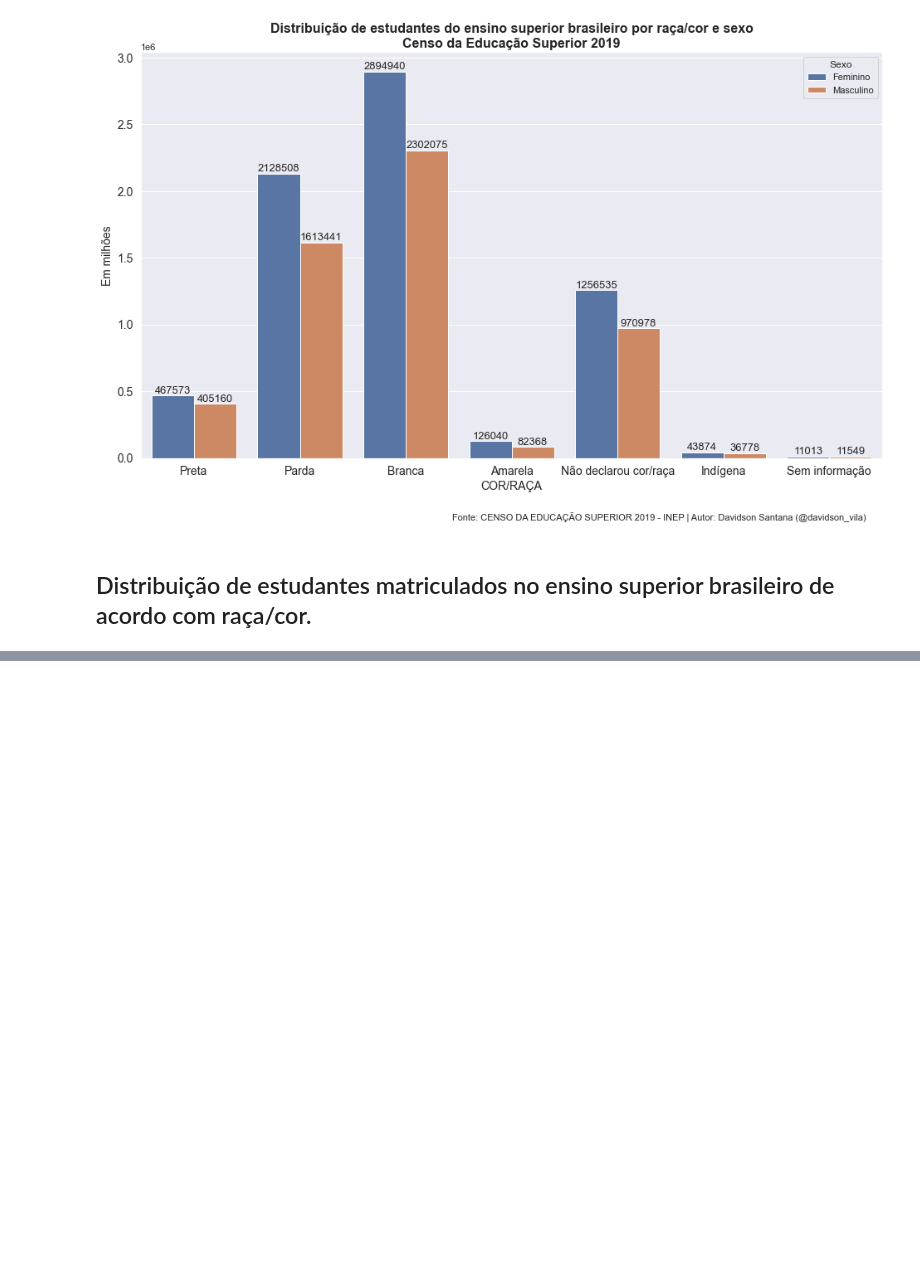
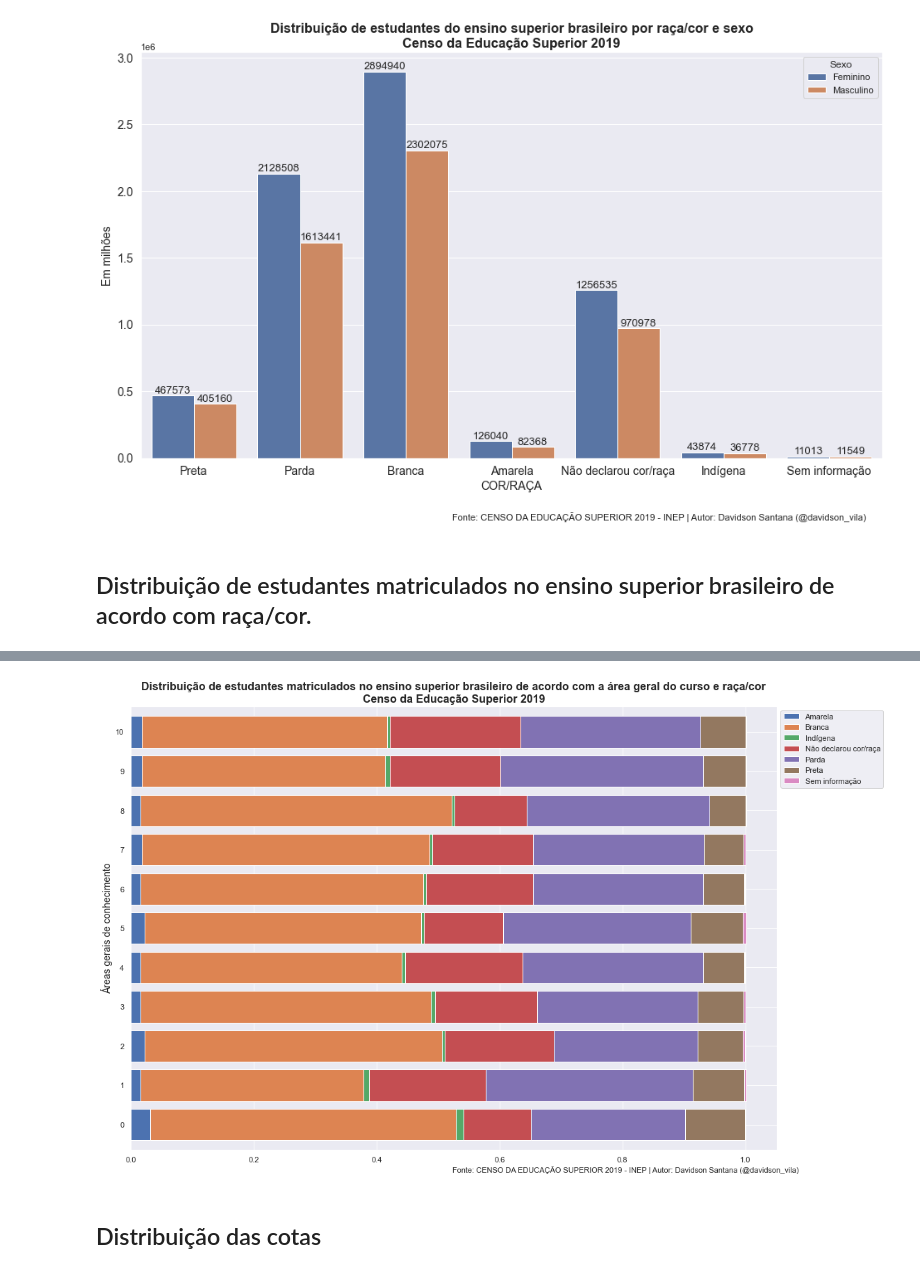
Before and after one commit to davidsonsantana89/censo-escolar-ensino-superior, a Jupyter notebook: 2019/censo-escolar-educacao-superior-2019.ipynb, the cells around one changed output, grey strips where cells are left out. Saved outputs shown, nothing was run; the diff lists cells and outputs as text; code cells hidden in the pictures; blank space fills up the shorter version.

```diff
--- a/2019/censo-escolar-educacao-superior-2019.ipynb
+++ b/2019/censo-escolar-educacao-superior-2019.ipynb
@@ -112,0 +133,13 @@ plt.show()
+# %%
+dic = {}
+for area in np.arange(0, 12):
+    raca, raca_fn = np.unique(dfGeral[dfGeral['CO_CINE_AREA_GERAL']==area]['TP_COR_RACA'], return_counts=True)
+    lista = [(atributo, round(valor/raca_fn.sum(),3)) for atributo, valor in zip(raca, raca_fn)]
+    for dupla in lista:
+        if dupla[0] in dic:
+            dic[dupla[0]].append(dupla[1])
+        else:
+            dic[dupla[0]] = [dupla[1]]
+
+TabAreaCor = pd.DataFrame.from_dict(dic, orient='columns')
+TabAreaCor
@@ -112,0 +159,20 @@ plt.show()
+# %%
+ax4 = TabAreaCor.plot.barh(stacked=True, figsize=(16,10), width=0.8)
+plt.legend(bbox_to_anchor=(1.0,1), loc='upper left')
+plt.title('Distribuição de estudantes matriculados no ensino superior brasileiro de acordo com a área geral do curso e raça/cor\nCenso da Educação Superior 2019',
+          fontsize=16, weight='bold')
+
+plt.figtext(0.45, 0.0,'Fonte: CENSO DA EDUCAÇÃO SUPERIOR 2019 - INEP | Autor: Davidson Santana (@davidson_vila)',
+            fontsize=11)
+
+plt.xticks(None)
+
+plt.xlabel(None)
+plt.ylabel('Áreas gerais de conhecimento', fontsize= 14)
+
+plt.tight_layout()
+# plt.savefig('./graficos/distr-est-area-geral-formacao-raca-cor-barras-empilhadas.png', format='png')
+# %% [output]
+[figure, added]
+# %% [markdown]
+## Distribuição das cotas
```
Also changed, not shown: parts of 15 cells of this notebook.
